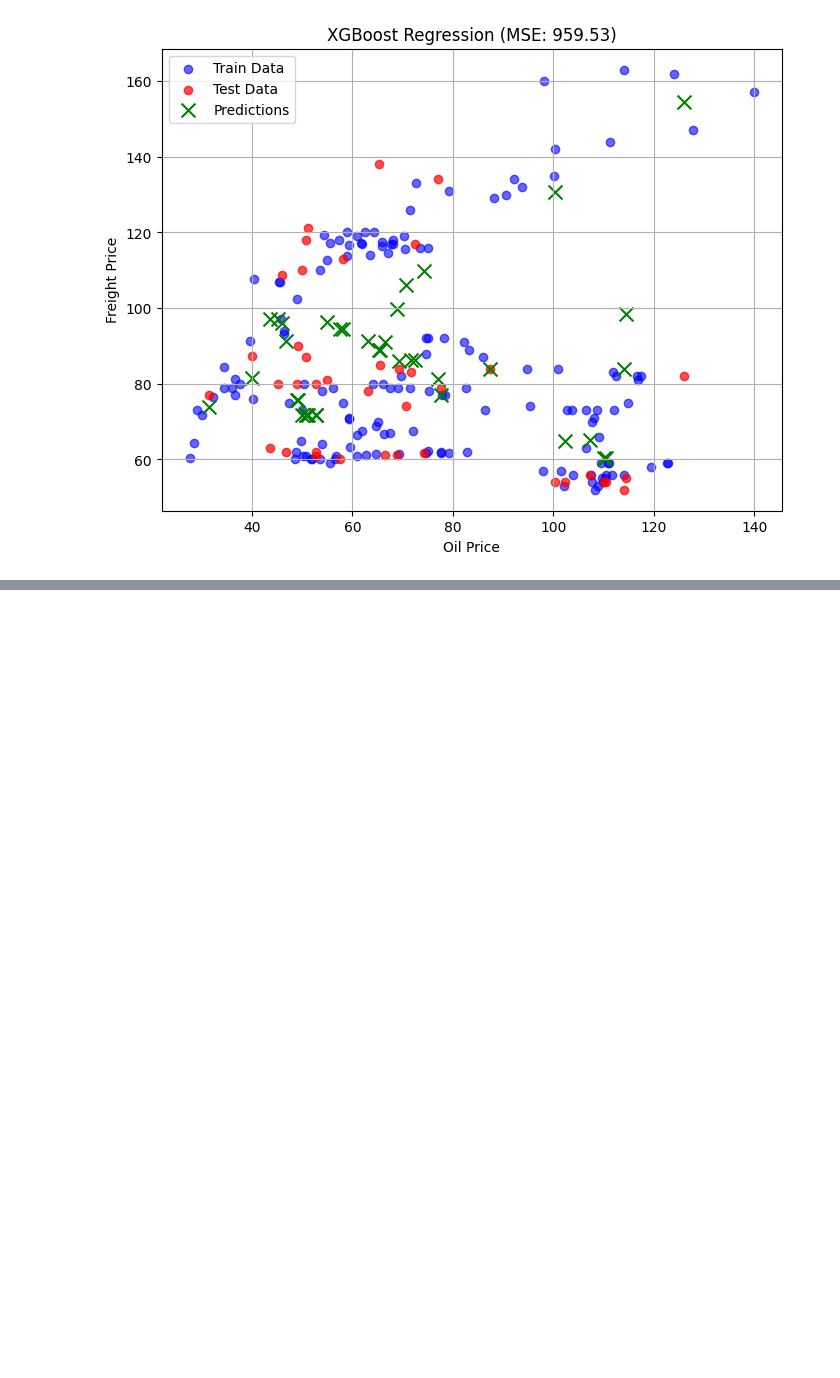
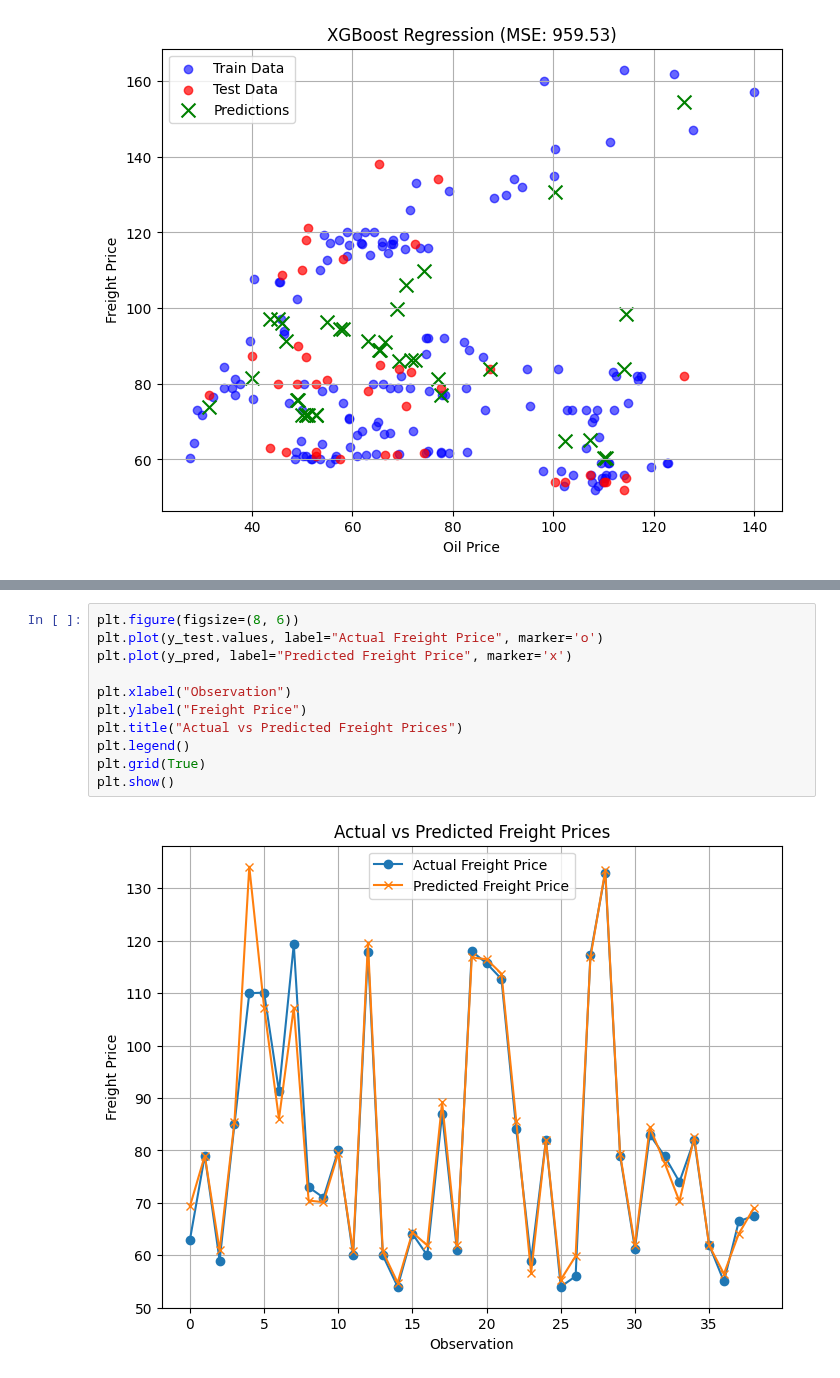
Before and after one commit to ArseniiAntonian/demand_forecasting, a Jupyter notebook: data_cov.ipynb, the cells around one changed output, grey strips where cells are left out. Saved outputs shown, nothing was run; the diff lists cells and outputs as text; blank space fills up the shorter version.

```diff
--- a/data_cov.ipynb
+++ b/data_cov.ipynb
@@ -180,0 +253,13 @@ plt.show()
+# %%
+plt.figure(figsize=(8, 6))
+plt.plot(y_test.values, label="Actual Freight Price", marker='o')
+plt.plot(y_pred, label="Predicted Freight Price", marker='x')
+
+plt.xlabel("Observation")
+plt.ylabel("Freight Price")
+plt.title("Actual vs Predicted Freight Prices")
+plt.legend()
+plt.grid(True)
+plt.show()
+# %% [output]
+[figure, added]
```
Also changed, not shown: parts of 2 cells of this notebook.
